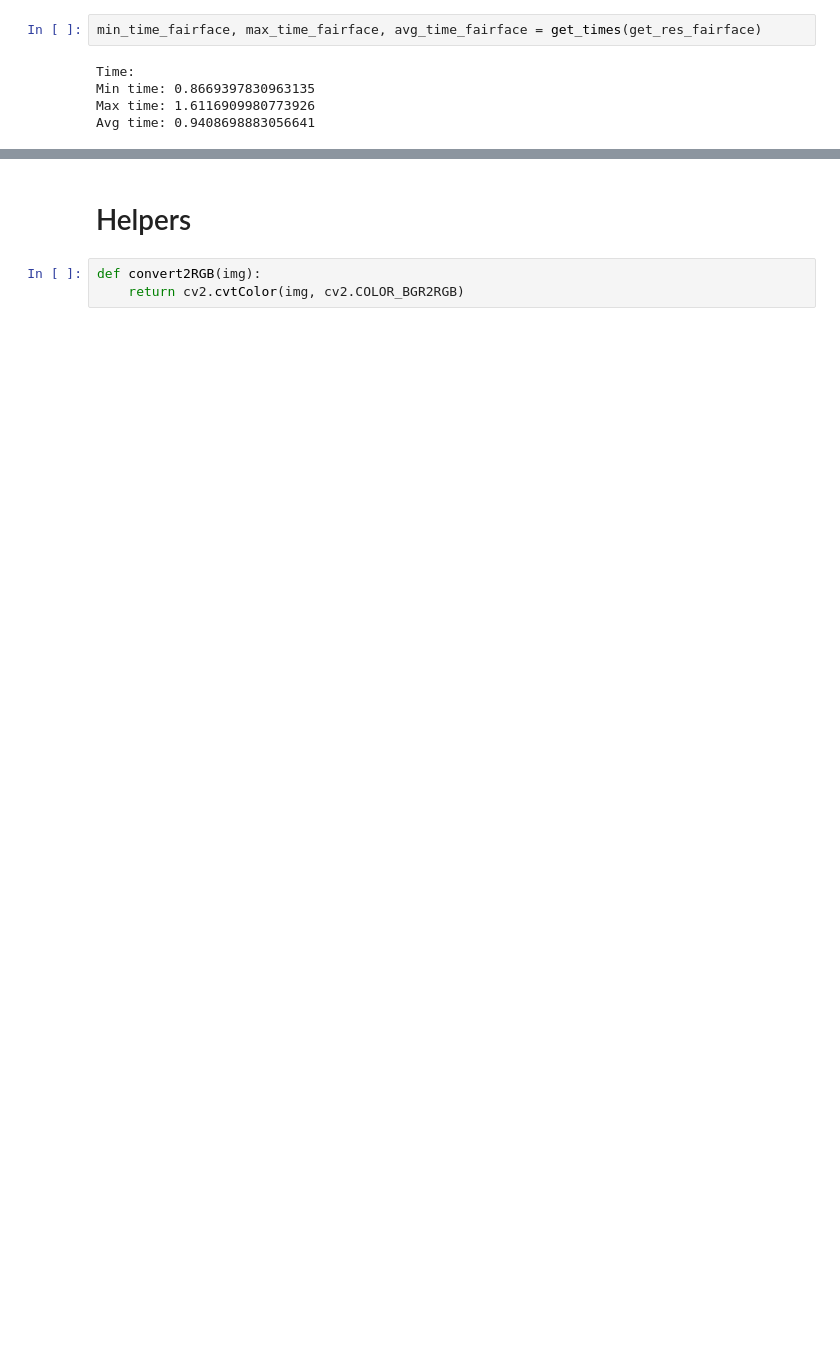
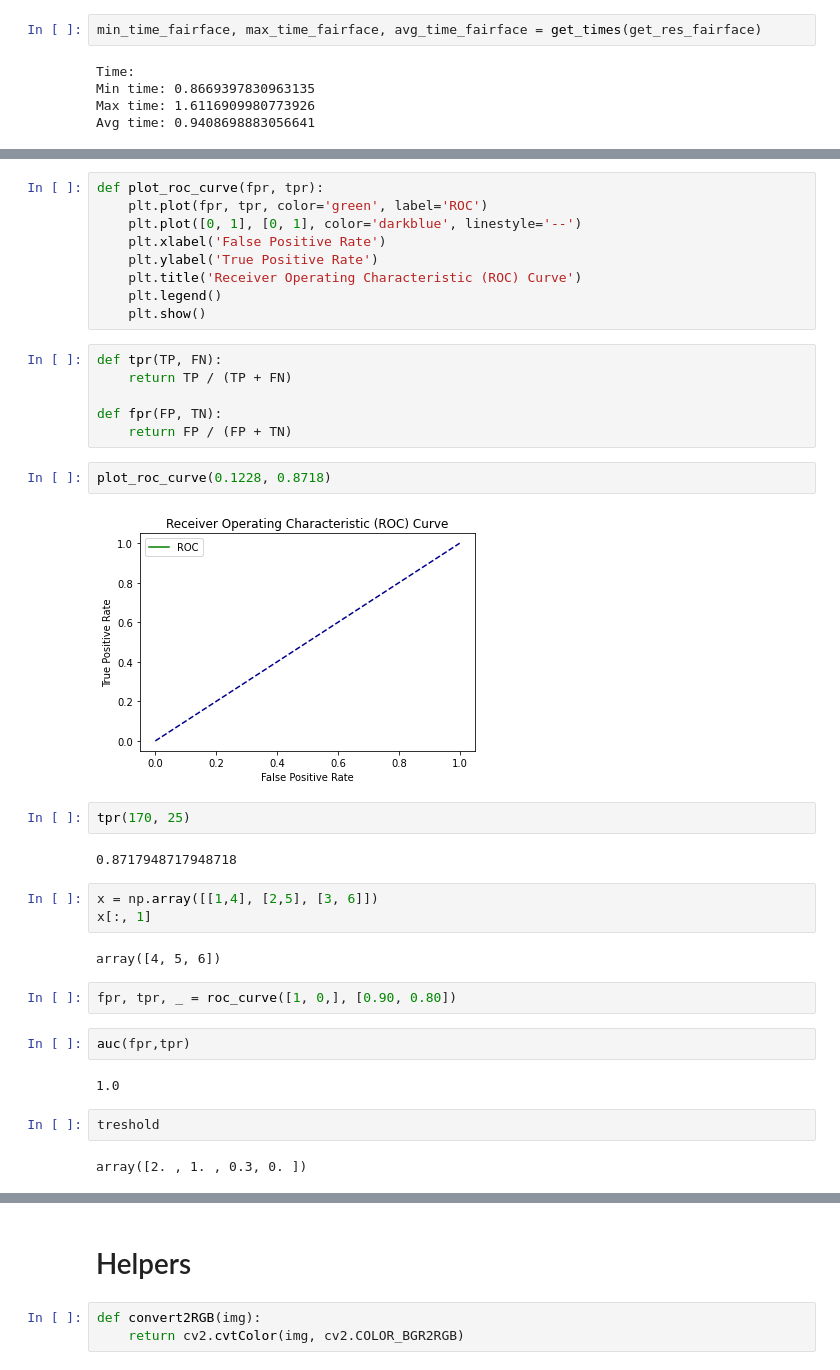
Before and after one commit to Feodoros/ForensicGenderSex, a Jupyter notebook: testing_models.ipynb, the cells around one changed output, grey strips where cells are left out. Cells and saved outputs as stored; diff of their text form; blank space fills up the shorter version.

```diff
--- a/TestingModels.ipynb
+++ b/testing_models.ipynb
@@ -430,0 +556,38 @@ get_res_fairface('TestDataset/CroppedFaces/0/76_f.jpg')
+# %%
+def plot_roc_curve(fpr, tpr):
+    plt.plot(fpr, tpr, color='green', label='ROC')
+    plt.plot([0, 1], [0, 1], color='darkblue', linestyle='--')
+    plt.xlabel('False Positive Rate')
+    plt.ylabel('True Positive Rate')
+    plt.title('Receiver Operating Characteristic (ROC) Curve')
+    plt.legend()
+    plt.show()
+# %%
+def tpr(TP, FN):
+    return TP / (TP + FN)
+
+def fpr(FP, TN):
+    return FP / (FP + TN)
+# %%
+plot_roc_curve(0.1228, 0.8718)
+# %% [output]
+[figure, added]
+# %%
+tpr(170, 25)
+# %% [output]
+0.8717948717948718
+# %%
+x = np.array([[1,4], [2,5], [3, 6]])
+x[:, 1]
+# %% [output]
+array([4, 5, 6])
+# %%
+fpr, tpr, _ = roc_curve([1, 0,], [0.90, 0.80])
+# %%
+auc(fpr,tpr)
+# %% [output]
+1.0
+# %%
+treshold
+# %% [output]
+array([2. , 1. , 0.3, 0. ])
```
Also changed, not shown: parts of 72 cells of this notebook.
